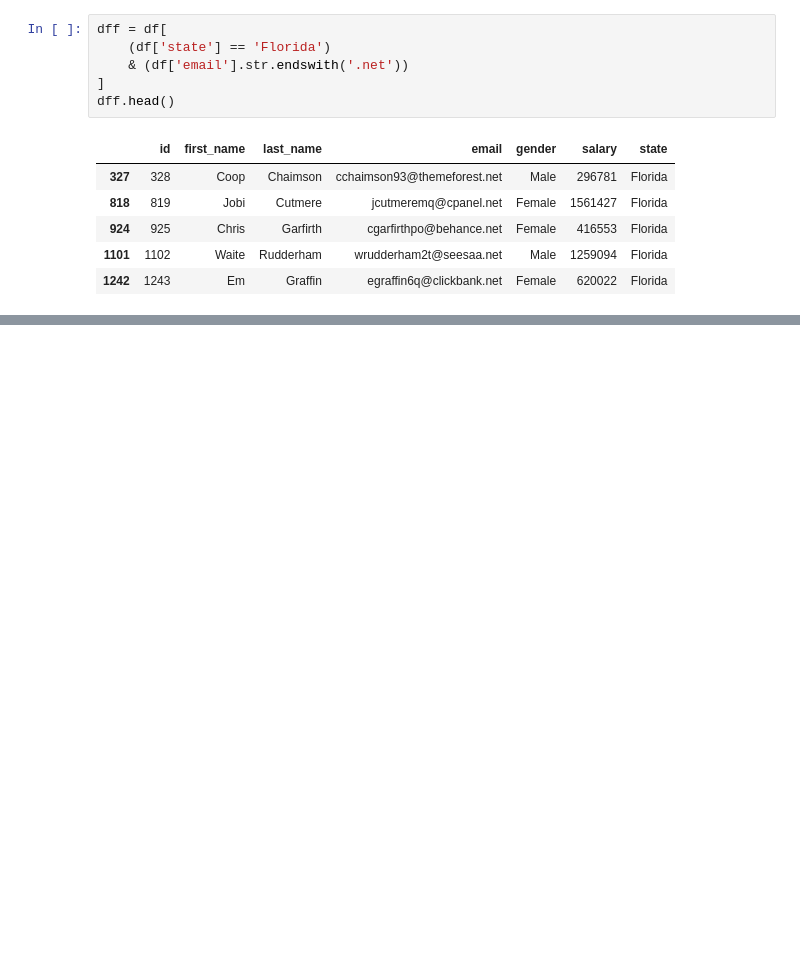
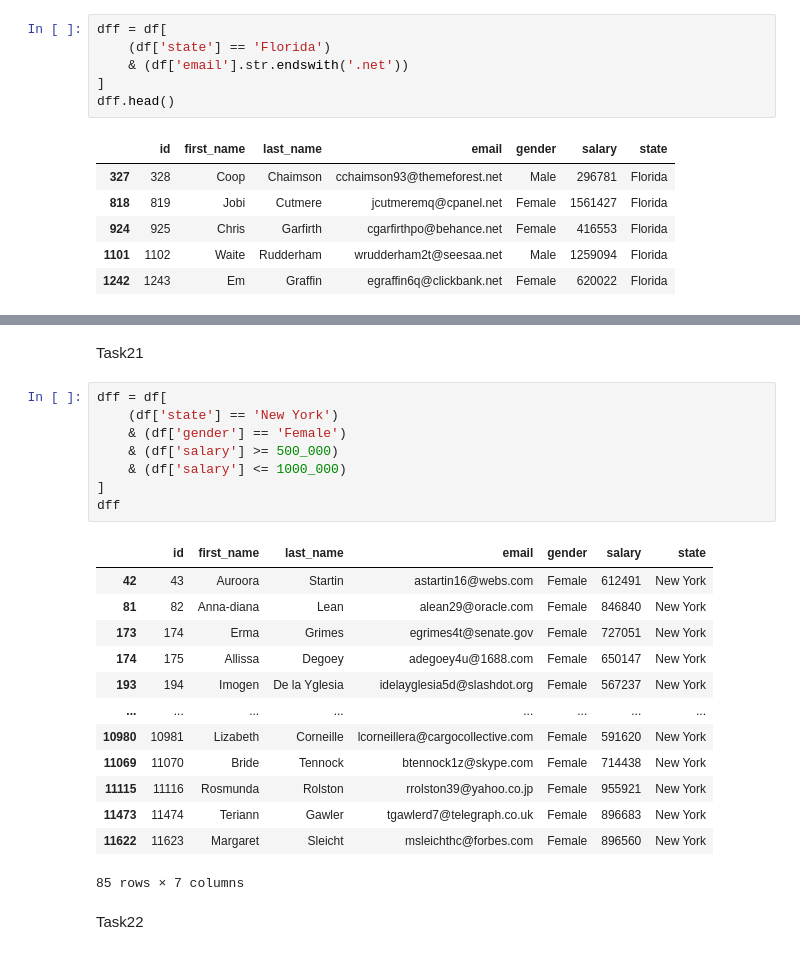
Before and after one commit to java-github-dotcom/py_classes, a Jupyter notebook: class_9/class_9.ipynb, the cells around one changed output, grey strips where cells are left out. Drawn from its saved outputs; the diff is of its cells as text; blank space fills up the shorter version.

```diff
--- a/class_9/class_9.ipynb
+++ b/class_9/class_9.ipynb
@@ -199,0 +337,26 @@ dff.head()
+# %% [markdown]
+Task21
+# %%
+dff = df[
+    (df['state'] == 'New York')
+    & (df['gender'] == 'Female')
+    & (df['salary'] >= 500_000)
+    & (df['salary'] <= 1000_000)
+]
+dff
+# %% [output]
+|  | id | first_name | last_name | email | gender | salary | state |
+| 42 | 43 | Auroora | Startin | astartin16@webs.com | Female | 612491 | New York |
+| 81 | 82 | Anna-diana | Lean | alean29@oracle.com | Female | 846840 | New York |
+| 173 | 174 | Erma | Grimes | egrimes4t@senate.gov | Female | 727051 | New York |
+| 174 | 175 | Allissa | Degoey | adegoey4u@1688.com | Female | 650147 | New York |
+| 193 | 194 | Imogen | De la Yglesia | idelayglesia5d@slashdot.org | Female | 567237 | New York |
+| ... | ... | ... | ... | ... | ... | ... | ... |
+| 10980 | 10981 | Lizabeth | Corneille | lcorneillera@cargocollective.com | Female | 591620 | New York |
+| 11069 | 11070 | Bride | Tennock | btennock1z@skype.com | Female | 714438 | New York |
+| 11115 | 11116 | Rosmunda | Rolston | rrolston39@yahoo.co.jp | Female | 955921 | New York |
+| 11473 | 11474 | Teriann | Gawler | tgawlerd7@telegraph.co.uk | Female | 896683 | New York |
+| 11622 | 11623 | Margaret | Sleicht | msleichthc@forbes.com | Female | 896560 | New York |
+85 rows × 7 columns
+# %% [markdown]
+Task22
```
Also changed, not shown: parts of 21 cells of this notebook.
